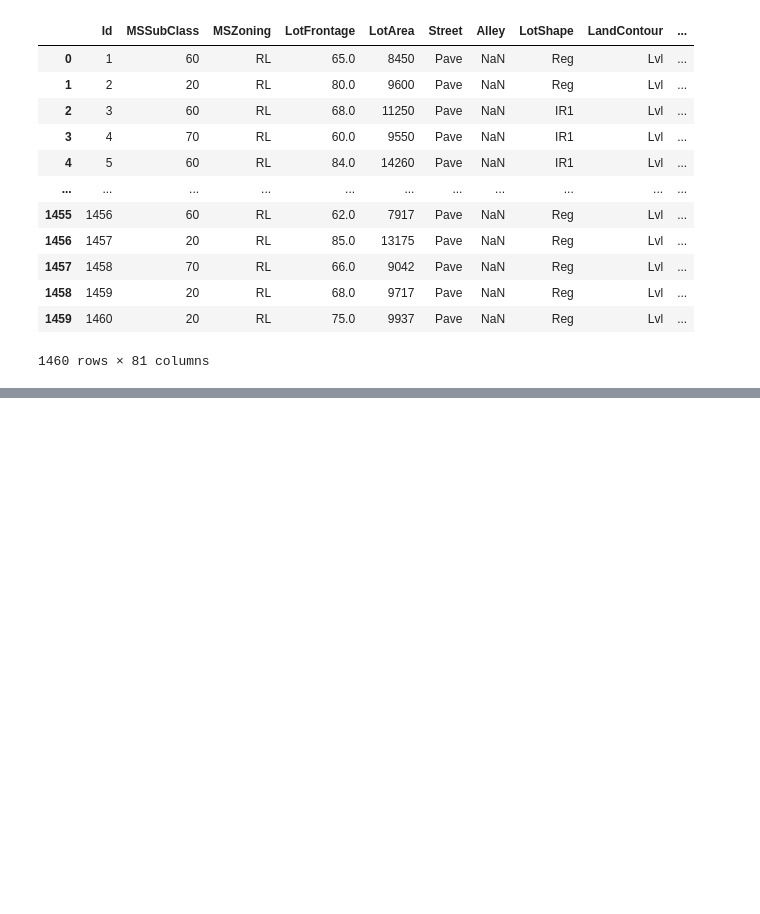
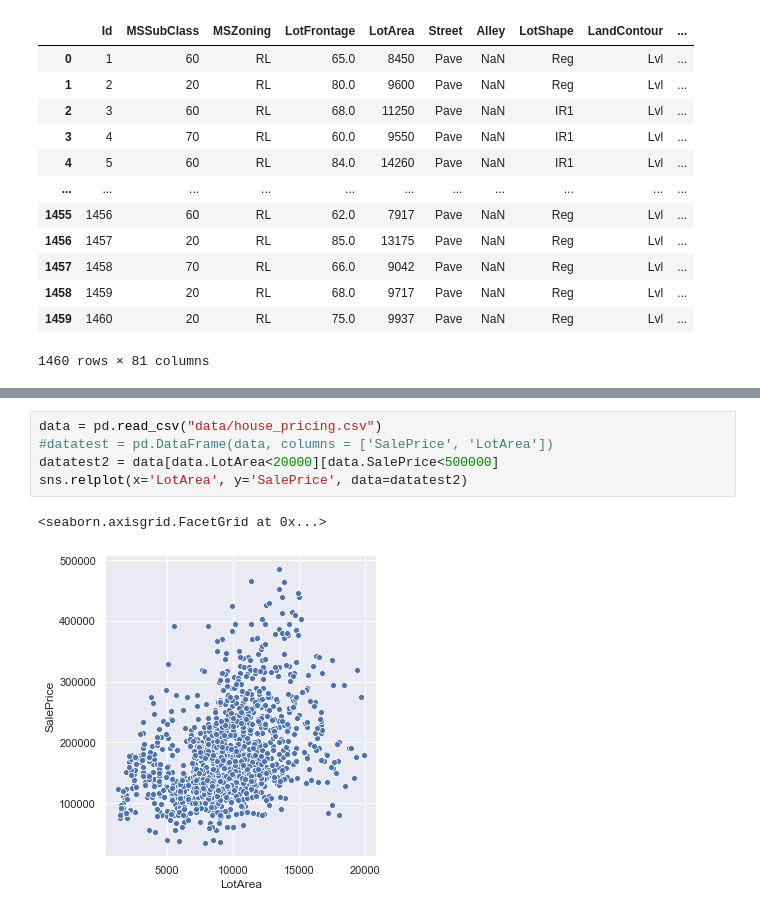
Before and after one commit to artnotek/python_v2, a Jupyter notebook: Exo_datavision1.ipynb, the cells around one changed output, grey strips where cells are left out. Cells and saved outputs as stored; diff of their text form; blank space fills up the shorter version.

```diff
--- a/Exo_datavision1.ipynb
+++ b/Exo_datavision1.ipynb
@@ -67,0 +82,8 @@ data.plot.scatter(x='LotArea',y='SalePrice')
+# %%
+data = pd.read_csv("data/house_pricing.csv")
+#datatest = pd.DataFrame(data, columns = ['SalePrice', 'LotArea'])
+datatest2 = data[data.LotArea<20000][data.SalePrice<500000]
+sns.relplot(x='LotArea', y='SalePrice', data=datatest2)
+# %% [output]
+<seaborn.axisgrid.FacetGrid at 0x...>
+[figure, added]
```
Also changed, not shown: parts of 10 cells of this notebook, 1 other file.
